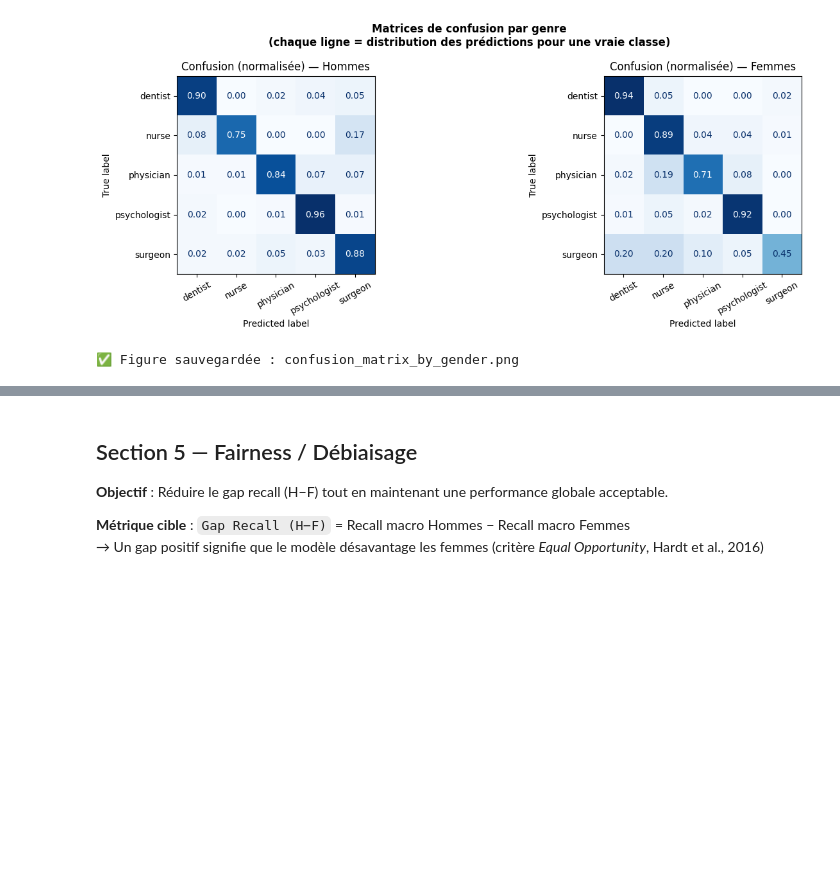
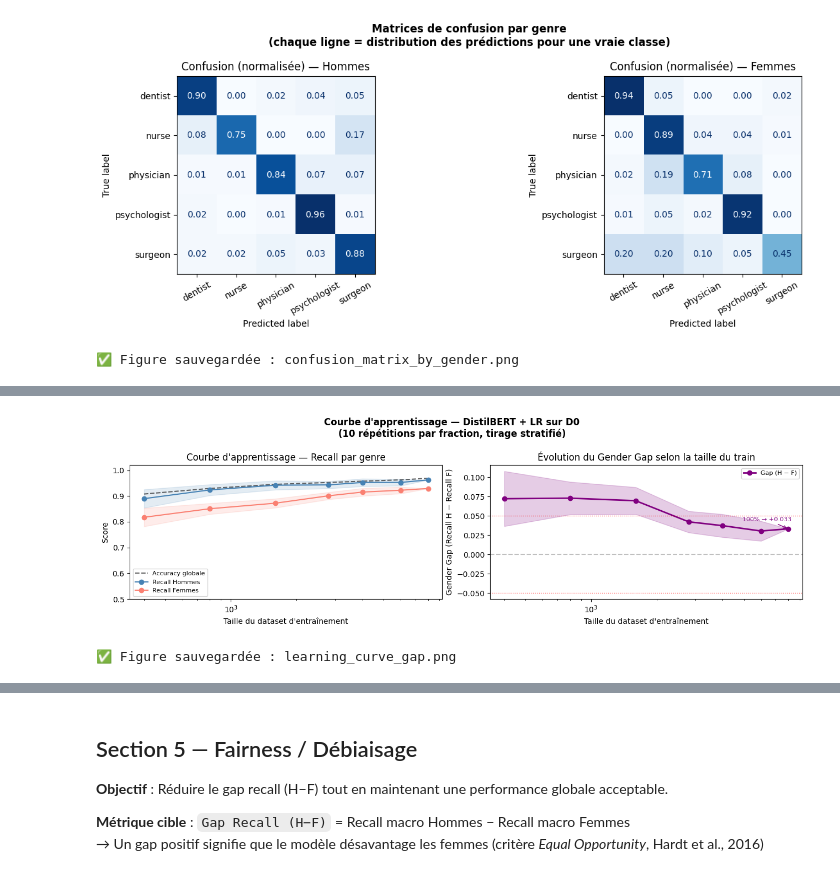
Before and after one commit to OsmanBagci3/NLP_fairness_project, a Jupyter notebook: fairness_vf.ipynb, the cells around one changed output, grey strips where cells are left out. Saved outputs shown, nothing was run; the diff lists cells and outputs as text; code cells hidden in the pictures; blank space fills up the shorter version.

```diff
--- a/fairness_vf.ipynb
+++ b/fairness_vf.ipynb
@@ -803,0 +936,6 @@ surgeon            0.8481           0.8219      0.8810      0.4500     0.4310
+# %%
+
+# ── Chargement des embeddings D0 de référence (utilisés dans F, D, E) ──
+X_tr_d0 = np.load(os.path.join(EMB_DIR, "train_emb_D0.npy"))
+X_va_d0  = np.load(os.path.join(EMB_DIR, "val_emb_D0.npy"))
+print(f"Embeddings D0 chargés — Train: {X_tr_d0.shape} | Val: {X_va_d0.shape}")
@@ -803,0 +1019,64 @@ surgeon            0.8481           0.8219      0.8810      0.4500     0.4310
+# %%
+
+# ── Visualisation courbe d'apprentissage ──────────────────────────────
+fig, axes = plt.subplots(1, 2, figsize=(13, 4))
+
+ns   = df_lc["n_train"].values
+frac = df_lc["frac"].values * 100   # en %
+
+# ── Gauche : Accuracy + Recall H/F ───────────────────────────────────
+ax = axes[0]
+ax.plot(ns, df_lc["acc_mean"],   "k--",  alpha=0.6, label="Accuracy globale")
+ax.plot(ns, df_lc["rec_M_mean"], "o-",  color="steelblue", label="Recall Hommes")
+ax.fill_between(ns,
+                df_lc["rec_M_mean"] - df_lc["gap_std"],
+                df_lc["rec_M_mean"] + df_lc["gap_std"],
+                alpha=0.15, color="steelblue")
+ax.plot(ns, df_lc["rec_F_mean"], "o-",  color="salmon", label="Recall Femmes")
+ax.fill_between(ns,
+                df_lc["rec_F_mean"] - df_lc["gap_std"],
+                df_lc["rec_F_mean"] + df_lc["gap_std"],
+                alpha=0.15, color="salmon")
+ax.set_xlabel("Taille du dataset d'entraînement")
+ax.set_ylabel("Score")
+ax.set_title("Courbe d'apprentissage — Recall par genre")
+ax.legend(fontsize=8)
+ax.set_ylim(0.5, 1.02)
+ax.set_xscale("log")
+
+# ── Droite : Gender Gap ───────────────────────────────────────────────
+ax2 = axes[1]
+ax2.axhline(0, color="gray", linestyle="--", alpha=0.5)
+ax2.plot(ns, df_lc["gap_mean"], "o-", color="purple", linewidth=2, label="Gap (H − F)")
+ax2.fill_between(ns,
+                 df_lc["gap_mean"] - df_lc["gap_std"],
+                 df_lc["gap_mean"] + df_lc["gap_std"],
+                 alpha=0.2, color="purple")
+ax2.axhline(0.05,  color="red", linestyle=":", linewidth=1, alpha=0.6)
+ax2.axhline(-0.05, color="red", linestyle=":", linewidth=1, alpha=0.6)
+ax2.set_xlabel("Taille du dataset d'entraînement")
+ax2.set_ylabel("Gender Gap (Recall H − Recall F)")
+ax2.set_title("Évolution du Gender Gap selon la taille du train")
+ax2.legend(fontsize=8)
+ax2.set_xscale("log")
+
+# Annotation au point 100%
+gap_full = df_lc["gap_mean"].iloc[-1]
+ax2.annotate(f"100% → {gap_full:+.3f}",
+             xy=(ns[-1], gap_full),
+             xytext=(-60, 10), textcoords="offset points",
+             arrowprops=dict(arrowstyle="->", color="purple"),
+             fontsize=8, color="purple")
+
+plt.suptitle(
+    "Courbe d'apprentissage — DistilBERT + LR sur D0\n"
+    "(10 répétitions par fraction, tirage stratifié)",
+    fontweight="bold"
+)
+plt.tight_layout()
+plt.savefig("learning_curve_gap.png", dpi=150, bbox_inches="tight")
+plt.show()
+print("✅ Figure sauvegardée : learning_curve_gap.png")
+# %% [output]
+[figure, added]
+✅ Figure sauvegardée : learning_curve_gap.png
```
Also changed, not shown: parts of 26 cells of this notebook.
